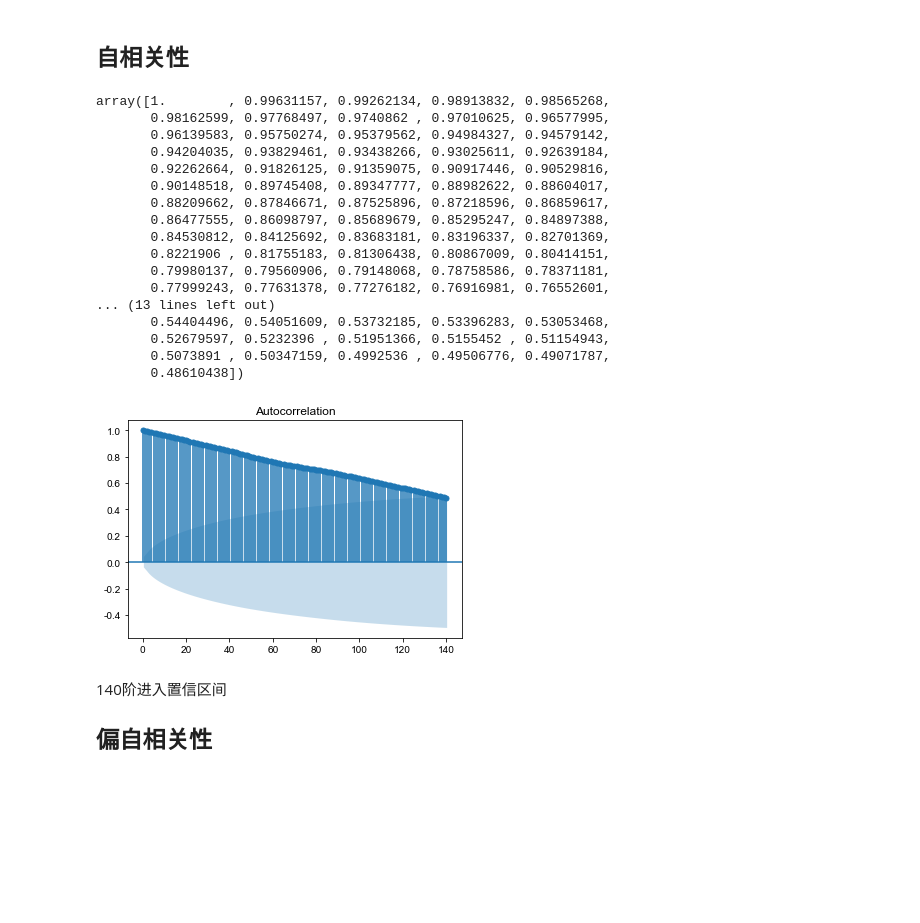
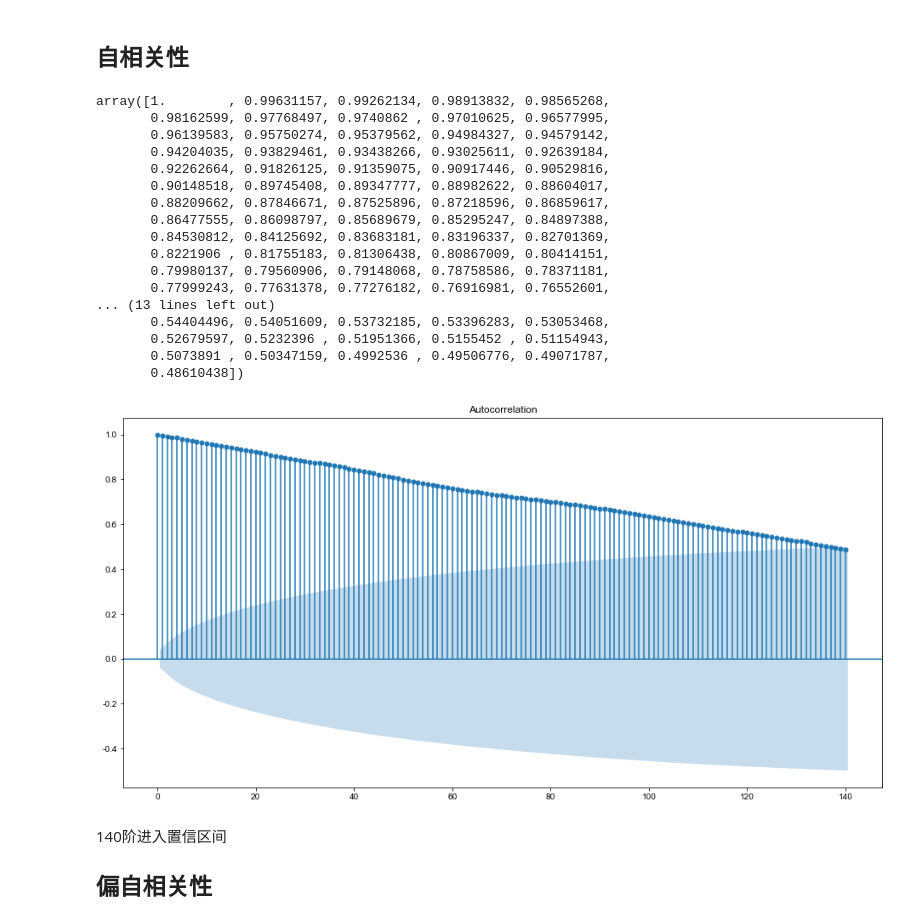
Before and after one commit to thales-ucas/zeal, a Jupyter notebook: ts.ipynb, the cells around one changed output. Cells and saved outputs as stored; diff of their text form; code cells hidden in the pictures; blank space fills up the shorter version.

```diff
--- a/ts.ipynb
+++ b/ts.ipynb
@@ -111,31 +101,42 @@ df['涨跌幅'].plot(figsize=(16,8), title="涨跌幅")
 # 时间序列分析
 # %% [markdown]
 ## 自相关性
-# %%
-from statsmodels.graphics import tsaplots
-from statsmodels.tsa import stattools
-fig, ax = plt.subplots()
-tsaplots.plot_acf(df["开盘"], lags=140, ax=ax)
-stattools.acf(df["开盘"], nlags=140)
-# %% [output]
-array([1.        , 0.99631157, 0.99262134, 0.98913832, 0.98565268,
-       0.98162599, 0.97768497, 0.9740862 , 0.97010625, 0.96577995,
-       0.96139583, 0.95750274, 0.95379562, 0.94984327, 0.94579142,
-       0.94204035, 0.93829461, 0.93438266, 0.93025611, 0.92639184,
-       0.92262664, 0.91826125, 0.91359075, 0.90917446, 0.90529816,
-       0.90148518, 0.89745408, 0.89347777, 0.88982622, 0.88604017,
-       0.88209662, 0.87846671, 0.87525896, 0.87218596, 0.86859617,
-       0.86477555, 0.86098797, 0.85689679, 0.85295247, 0.84897388,
-       0.84530812, 0.84125692, 0.83683181, 0.83196337, 0.82701369,
-       0.8221906 , 0.81755183, 0.81306438, 0.80867009, 0.80414151,
-       0.79980137, 0.79560906, 0.79148068, 0.78758586, 0.78371181,
-       0.77999243, 0.77631378, 0.77276182, 0.76916981, 0.76552601,
-... (13 lines left out)
-       0.54404496, 0.54051609, 0.53732185, 0.53396283, 0.53053468,
-       0.52679597, 0.5232396 , 0.51951366, 0.5155452 , 0.51154943,
-       0.5073891 , 0.50347159, 0.4992536 , 0.49506776, 0.49071787,
-       0.48610438])
-[figure, removed]
+# %%
+from statsmodels.graphics import tsaplots
+from statsmodels.tsa import stattools
+def dickey(df):
+    t = stattools.adfuller(df)
+    output = pd.DataFrame(index=['Test Statistic Value', "p-value", "Lags Used", "Number of Observations Used","Critical Value(1%)","Critical Value(5%)","Critical Value(10%)"],columns=['value'])
+    output['value']['Test Statistic Value'] = t[0]
+    output['value']['p-value'] = t[1]
+    output['value']['Lags Used'] = t[2]
+    output['value']['Number of Observations Used'] = t[3]
+    output['value']['Critical Value(1%)'] = t[4]['1%']
+    output['value']['Critical Value(5%)'] = t[4]['5%']
+    output['value']['Critical Value(10%)'] = t[4]['10%']
+    return output
+fig, ax = plt.subplots(figsize=(16,8))
+tsaplots.plot_acf(share["开盘"], lags=140, ax=ax)
+stattools.acf(share["开盘"], nlags=140)
+# %% [output]
+array([1.        , 0.99631157, 0.99262134, 0.98913832, 0.98565268,
+       0.98162599, 0.97768497, 0.9740862 , 0.97010625, 0.96577995,
+       0.96139583, 0.95750274, 0.95379562, 0.94984327, 0.94579142,
+       0.94204035, 0.93829461, 0.93438266, 0.93025611, 0.92639184,
+       0.92262664, 0.91826125, 0.91359075, 0.90917446, 0.90529816,
+       0.90148518, 0.89745408, 0.89347777, 0.88982622, 0.88604017,
+       0.88209662, 0.87846671, 0.87525896, 0.87218596, 0.86859617,
+       0.86477555, 0.86098797, 0.85689679, 0.85295247, 0.84897388,
+       0.84530812, 0.84125692, 0.83683181, 0.83196337, 0.82701369,
+       0.8221906 , 0.81755183, 0.81306438, 0.80867009, 0.80414151,
+       0.79980137, 0.79560906, 0.79148068, 0.78758586, 0.78371181,
+       0.77999243, 0.77631378, 0.77276182, 0.76916981, 0.76552601,
+... (13 lines left out)
+       0.54404496, 0.54051609, 0.53732185, 0.53396283, 0.53053468,
+       0.52679597, 0.5232396 , 0.51951366, 0.5155452 , 0.51154943,
+       0.5073891 , 0.50347159, 0.4992536 , 0.49506776, 0.49071787,
+       0.48610438])
+[figure, added]
 # %% [markdown]
 140阶进入置信区间
 ## 偏自相关性
```
Also changed, not shown: parts of 26 cells of this notebook.
